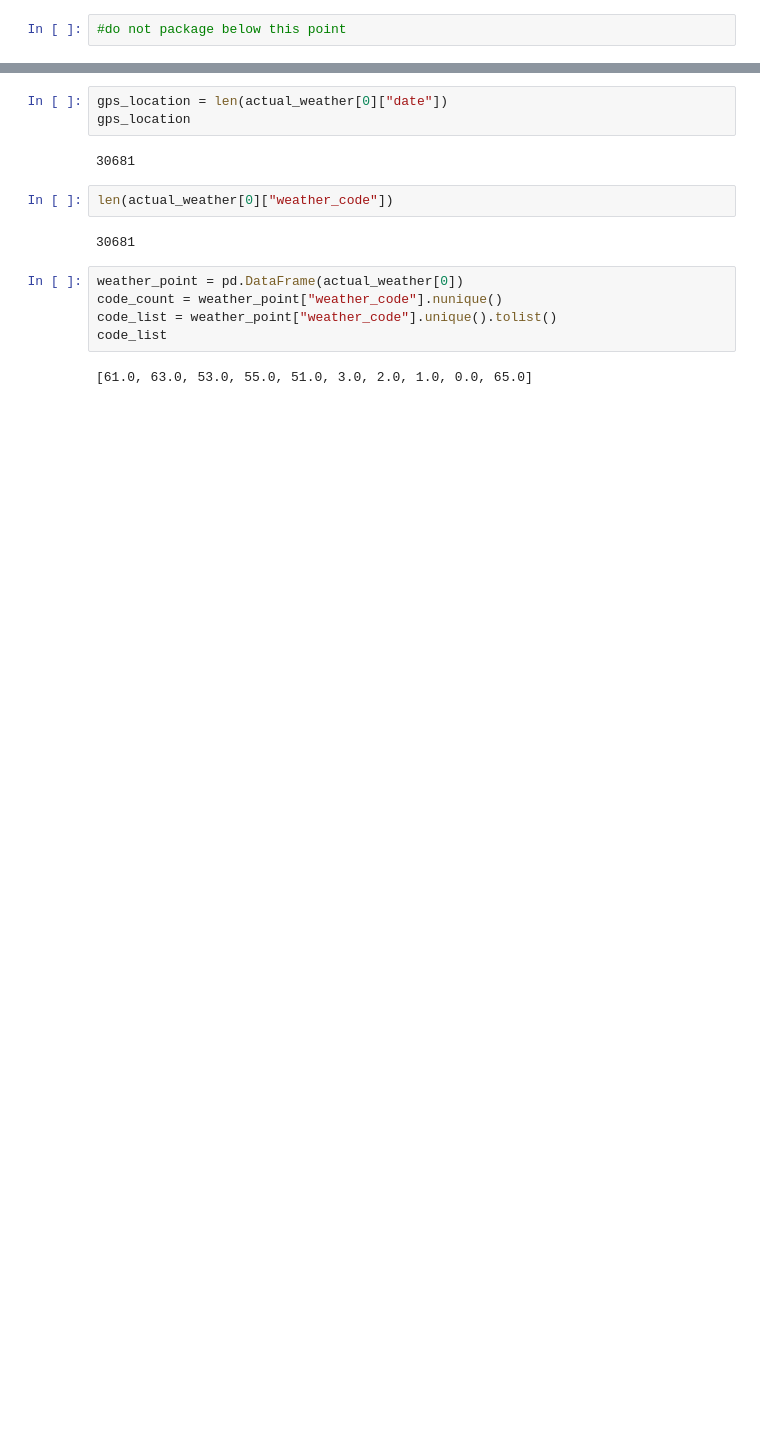
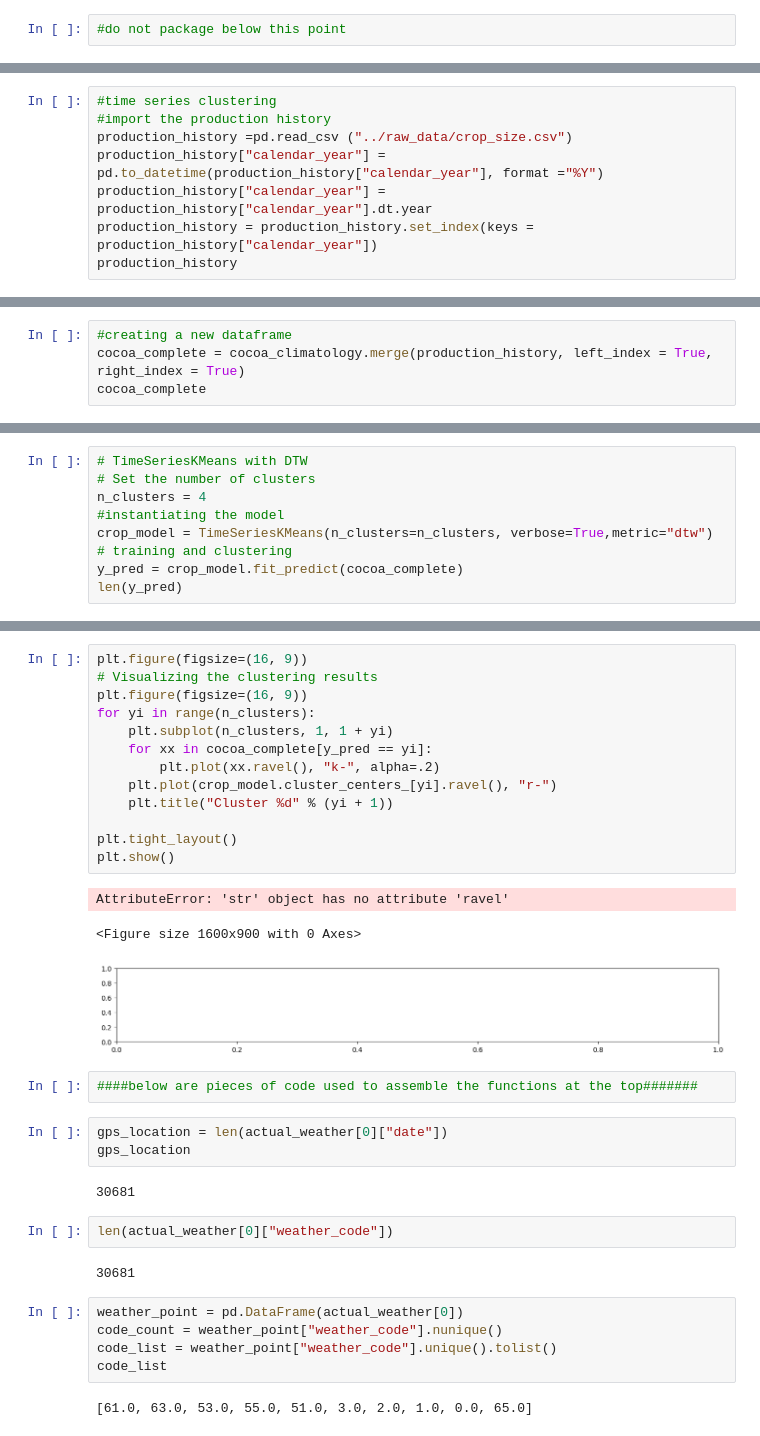
Before and after one commit to KwenteaneResearch/weather_checker, a Jupyter notebook: notebooks/analog_years_classifier.ipynb, the cells around one changed output, grey strips where cells are left out. Drawn from its saved outputs; the diff is of its cells as text; blank space fills up the shorter version.

```diff
--- a/notebooks/analog_years_classifier.ipynb
+++ b/notebooks/analog_years_classifier.ipynb
@@ -211,0 +340,8 @@ rain_season_cumul
+# %%
+#time series clustering
+#import the production history
+production_history =pd.read_csv ("../raw_data/crop_size.csv")
+production_history["calendar_year"] = pd.to_datetime(production_history["calendar_year"], format ="%Y")
+production_history["calendar_year"] = production_history["calendar_year"].dt.year
+production_history = production_history.set_index(keys = production_history["calendar_year"])
+production_history
@@ -211,0 +363,4 @@ rain_season_cumul
+# %%
+#creating a new dataframe
+cocoa_complete = cocoa_climatology.merge(production_history, left_index = True, right_index = True)
+cocoa_complete
@@ -211,0 +418,9 @@ rain_season_cumul
+# %%
+# TimeSeriesKMeans with DTW
+# Set the number of clusters
+n_clusters = 4
+#instantiating the model
+crop_model = TimeSeriesKMeans(n_clusters=n_clusters, verbose=True,metric="dtw")
+# training and clustering
+y_pred = crop_model.fit_predict(cocoa_complete)
+len(y_pred)
@@ -212,3 +472,22 @@ rain_season_cumul
+# %%
+plt.figure(figsize=(16, 9))
+# Visualizing the clustering results
+plt.figure(figsize=(16, 9))
+for yi in range(n_clusters):
+    plt.subplot(n_clusters, 1, 1 + yi)
+    for xx in cocoa_complete[y_pred == yi]:
+        plt.plot(xx.ravel(), "k-", alpha=.2)
+    plt.plot(crop_model.cluster_centers_[yi].ravel(), "r-")
+    plt.title("Cluster %d" % (yi + 1))
+
+plt.tight_layout()
+plt.show()
+# %% [output]
+AttributeError: 'str' object has no attribute 'ravel'
+<Figure size 1600x900 with 0 Axes>
+[figure, added]
+# %%
+####below are pieces of code used to assemble the functions at the top#######
 # %%
 gps_location = len(actual_weather[0]["date"])
 gps_location
```
Also changed, not shown: parts of 16 cells of this notebook, 1 other file.
